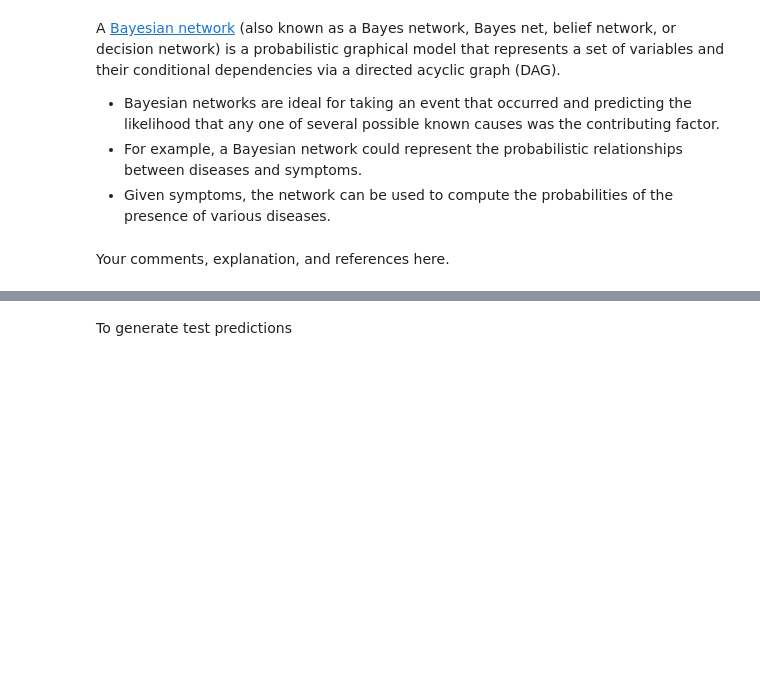
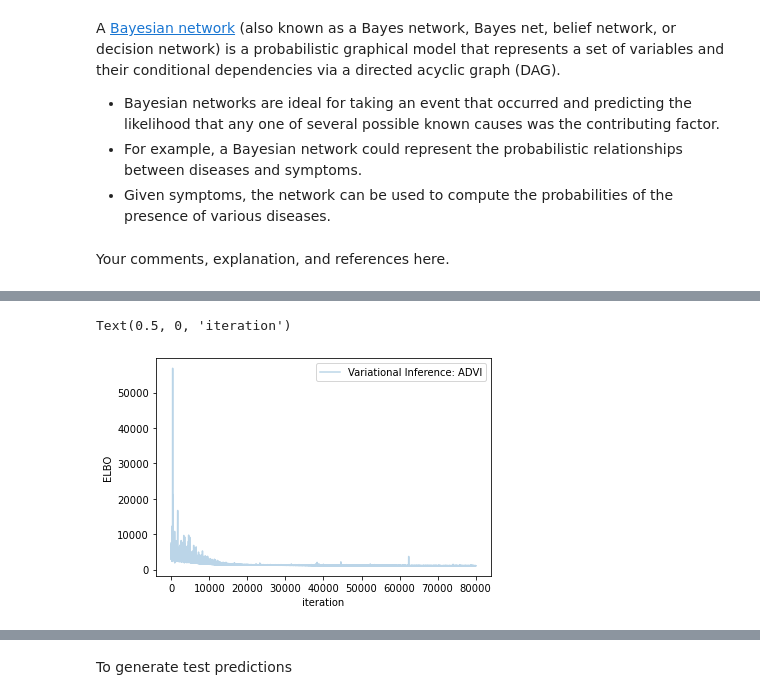
Before and after one commit to ET5003-Group1/ET5003, a Jupyter notebook: Week-5/ET5003_KaggleCompetition.ipynb, the cells around one changed output, grey strips where cells are left out. Cells and saved outputs as stored; diff of their text form; code cells hidden in the pictures; blank space fills up the shorter version.

Commit message:
new predictions without surface as feature

```diff
--- a/Week-5/ET5003_KaggleCompetition.ipynb
+++ b/Week-5/ET5003_KaggleCompetition.ipynb
@@ -1169,7 +1166,7 @@ asoifhaoiufgh
 import theano
 
 # add a column of ones to include an intercept in the model (i.e. bias)
-X_train_bias = np.c_[np.ones(len(X_train)), X_train]
+X_train_bias = np.c_[np.ones(len(X_train_drop_surface)), X_train_drop_surface]
 
 
 n_units = 15
@@ -1224,6 +1231,6 @@ with neural_network:
 # %%
 # we can do instead an approximated inference
-n_iterations = 50_000  # start with 1000, then use 50000+
+n_iterations = 80_000  # start with 1000, then use 50000+
 method = "advi"  # 'advi', 'fullrank_advi', 'svgd', 'asvgd', 'nfvi'
 optimizer = pm.adam  # pm.adam, pm.sgd, pm.adagrad, pm.adagrad_window, pm.adadelta
 learning_rate = 1e-3
@@ -1243,3 +1250,4 @@ plt.plot(approx.hist, label="Variational Inference: " + method.upper(), alpha=0.
 plt.legend(loc="upper right")
 plt.ylabel("ELBO")
 plt.xlabel("iteration")
+# %% [output]
@@ -1246,2 +1256,4 @@ plt.xlabel("iteration")
+Text(0.5, 0, 'iteration')
+[figure, added]
 # %%
 # draw samples from variational posterior
```
Also changed, not shown: parts of 10 cells of this notebook.
